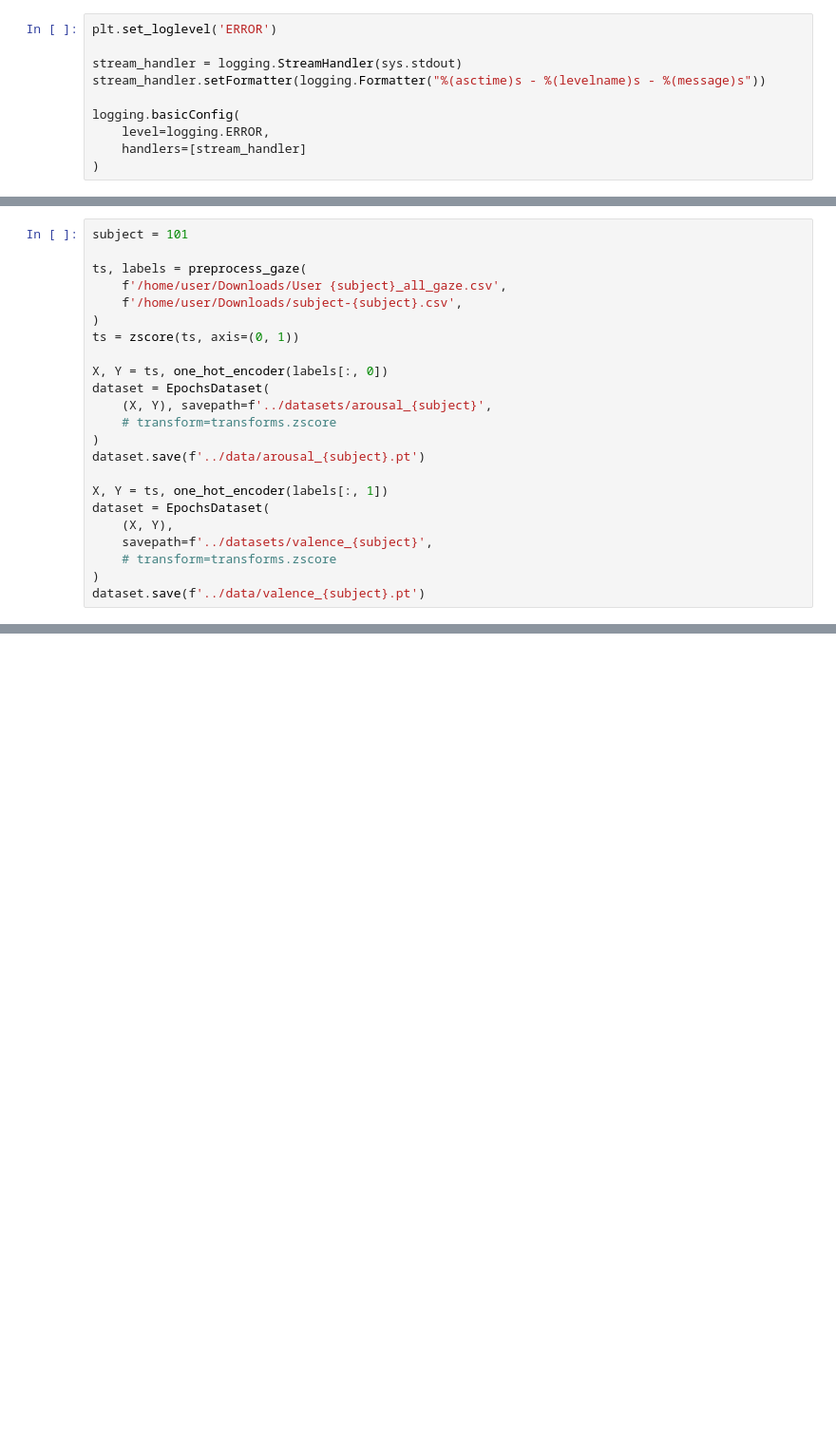
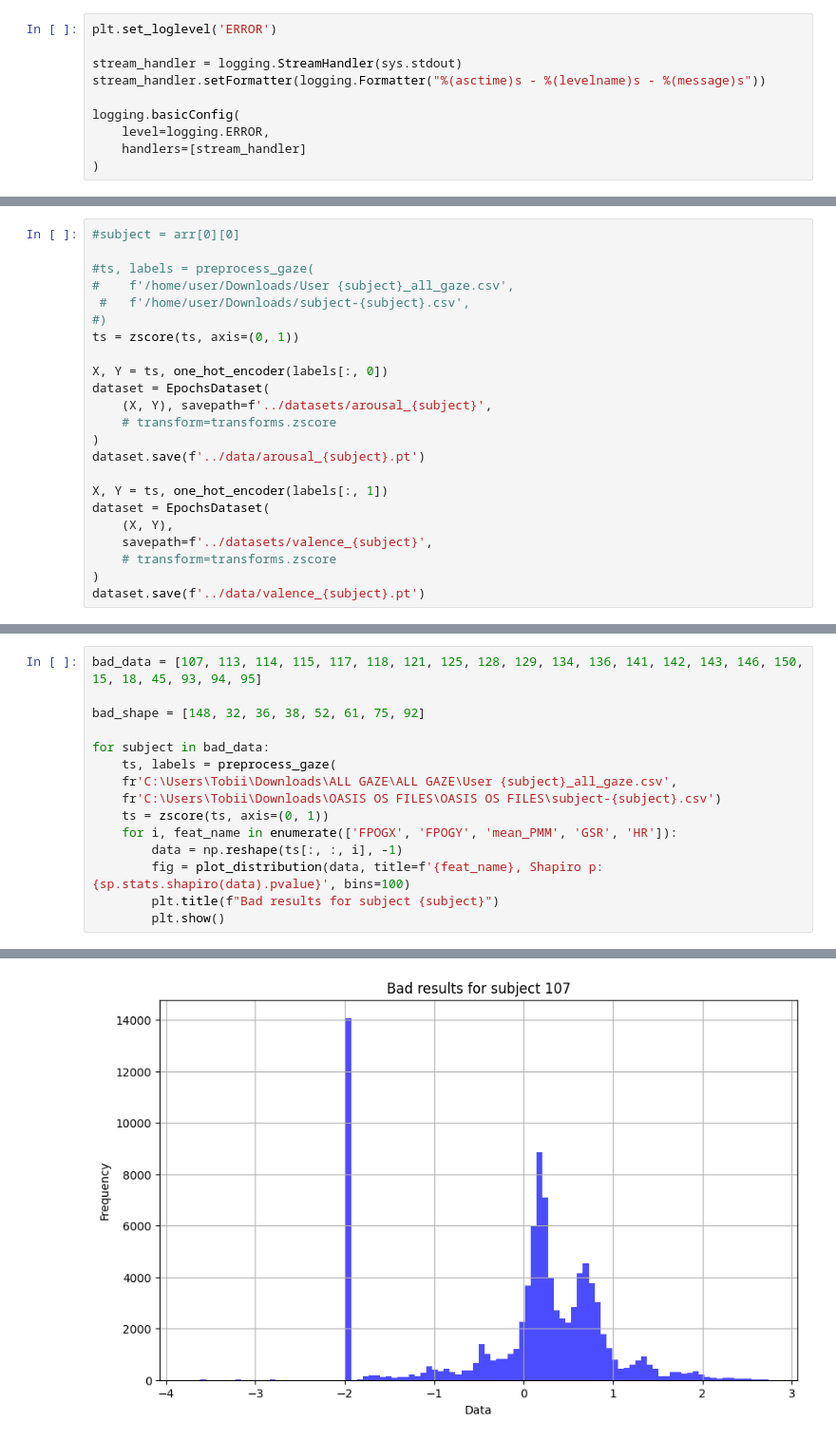
Before and after one commit to avantipova/oasisnn, a Jupyter notebook: dev/preprocessing.ipynb, the cells around one changed output, grey strips where cells are left out. Shown at 95% size. Cells and saved outputs as stored; diff of their text form; blank space fills up the shorter version.

```diff
--- a/dev/preprocessing.ipynb
+++ b/dev/preprocessing.ipynb
@@ -210,10 +390,10 @@ dataset.save('../data/arousal_0.pt')
 # %%
-subject = 101
+#subject = arr[0][0]
 
-ts, labels = preprocess_gaze(
-    f'/home/user/Downloads/User {subject}_all_gaze.csv',
-    f'/home/user/Downloads/subject-{subject}.csv',
-)
+#ts, labels = preprocess_gaze(
+#    f'/home/user/Downloads/User {subject}_all_gaze.csv',
+ #   f'/home/user/Downloads/subject-{subject}.csv',
+#)
 ts = zscore(ts, axis=(0, 1))
 
 X, Y = ts, one_hot_encoder(labels[:, 0])
@@ -237,0 +413,16 @@ See the caveats in the documentation: https://pandas.pydata.org/pandas-docs/stab
+# %%
+bad_data = [107, 113, 114, 115, 117, 118, 121, 125, 128, 129, 134, 136, 141, 142, 143, 146, 150, 15, 18, 45, 93, 94, 95]
+
+bad_shape = [148, 32, 36, 38, 52, 61, 75, 92]
+
+for subject in bad_data:
+    ts, labels = preprocess_gaze(
+    fr'C:\Users\Tobii\Downloads\ALL GAZE\ALL GAZE\User {subject}_all_gaze.csv',
+    fr'C:\Users\Tobii\Downloads\OASIS OS FILES\OASIS OS FILES\subject-{subject}.csv')
+    ts = zscore(ts, axis=(0, 1))
+    for i, feat_name in enumerate(['FPOGX', 'FPOGY', 'mean_PMM', 'GSR', 'HR']):
+        data = np.reshape(ts[:, :, i], -1)
+        fig = plot_distribution(data, title=f'{feat_name}, Shapiro p: {sp.stats.shapiro(data).pvalue}', bins=100)
+        plt.title(f"Bad results for subject {subject}")
+        plt.show()
+# %% [output]
@@ -237,0 +433 @@ See the caveats in the documentation: https://pandas.pydata.org/pandas-docs/stab
+[figure, added]
```
Also changed, not shown: parts of 29 cells of this notebook, 1 other file.
